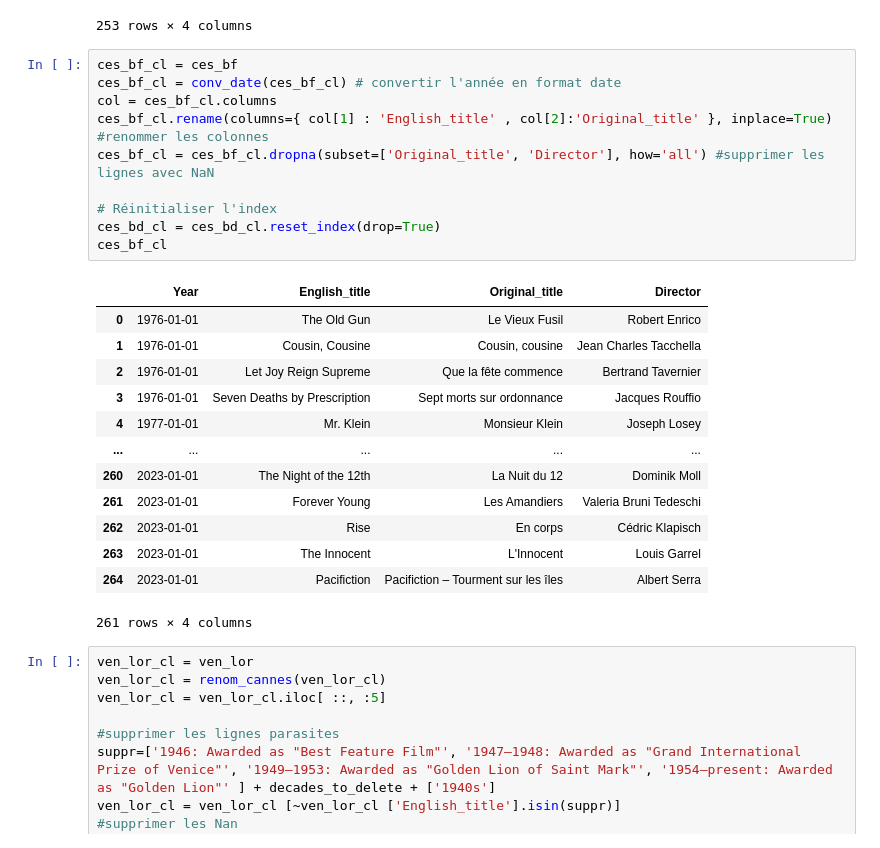
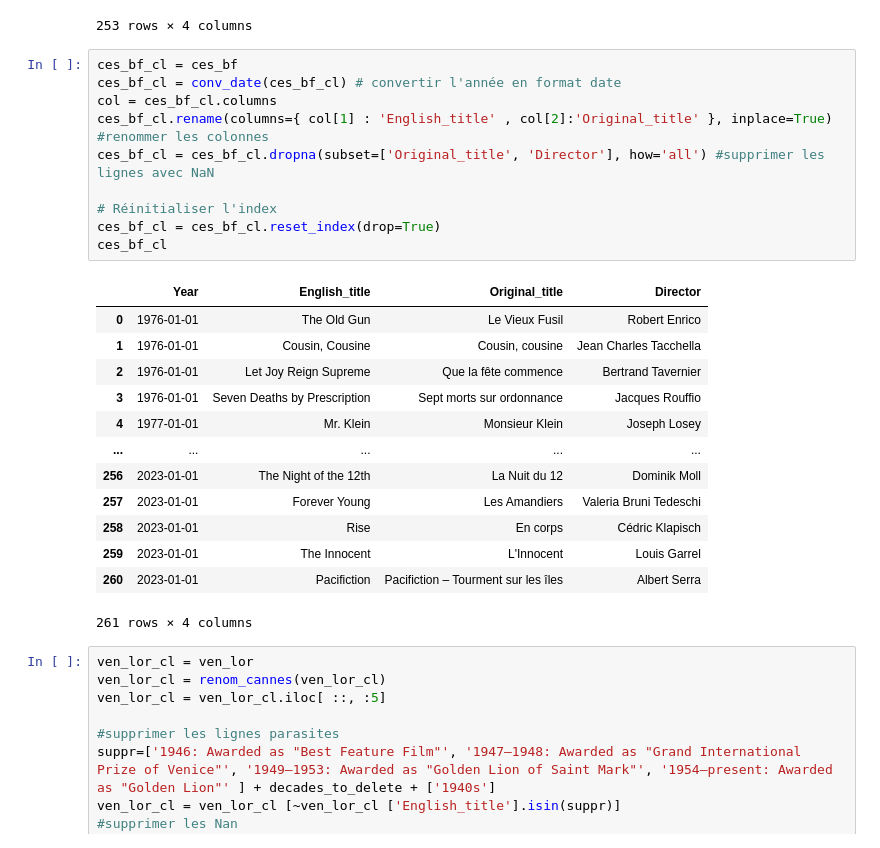
Before and after one commit to itsreivilo/movies, a Jupyter notebook: cleaning_data/cleaning_awards.ipynb, the cells around one changed output. Cells and saved outputs as stored; diff of their text form.

```diff
--- a/cleaning_data/cleaning_awards.ipynb
+++ b/cleaning_data/cleaning_awards.ipynb
@@ -386,26 +376,26 @@ ces_bd_cl
 # %%
 ces_bf_cl = ces_bf
 ces_bf_cl = conv_date(ces_bf_cl) # convertir l'année en format date
 col = ces_bf_cl.columns
 ces_bf_cl.rename(columns={ col[1] : 'English_title' , col[2]:'Original_title' }, inplace=True) #renommer les colonnes
 ces_bf_cl = ces_bf_cl.dropna(subset=['Original_title', 'Director'], how='all') #supprimer les lignes avec NaN
 
 # Réinitialiser l'index
-ces_bd_cl = ces_bd_cl.reset_index(drop=True)
+ces_bf_cl = ces_bf_cl.reset_index(drop=True)
 ces_bf_cl
 # %% [output]
 |  | Year | English_title | Original_title | Director |
 | 0 | 1976-01-01 | The Old Gun | Le Vieux Fusil | Robert Enrico |
 | 1 | 1976-01-01 | Cousin, Cousine | Cousin, cousine | Jean Charles Tacchella |
 | 2 | 1976-01-01 | Let Joy Reign Supreme | Que la fête commence | Bertrand Tavernier |
 | 3 | 1976-01-01 | Seven Deaths by Prescription | Sept morts sur ordonnance | Jacques Rouffio |
 | 4 | 1977-01-01 | Mr. Klein | Monsieur Klein | Joseph Losey |
 | ... | ... | ... | ... | ... |
-| 260 | 2023-01-01 | The Night of the 12th | La Nuit du 12 | Dominik Moll |
-| 261 | 2023-01-01 | Forever Young | Les Amandiers | Valeria Bruni Tedeschi |
-| 262 | 2023-01-01 | Rise | En corps | Cédric Klapisch |
-| 263 | 2023-01-01 | The Innocent | L'Innocent | Louis Garrel |
-| 264 | 2023-01-01 | Pacifiction | Pacifiction – Tourment sur les îles | Albert Serra |
+| 256 | 2023-01-01 | The Night of the 12th | La Nuit du 12 | Dominik Moll |
+| 257 | 2023-01-01 | Forever Young | Les Amandiers | Valeria Bruni Tedeschi |
+| 258 | 2023-01-01 | Rise | En corps | Cédric Klapisch |
+| 259 | 2023-01-01 | The Innocent | L'Innocent | Louis Garrel |
+| 260 | 2023-01-01 | Pacifiction | Pacifiction – Tourment sur les îles | Albert Serra |
 261 rows × 4 columns
 # %%
 ven_lor_cl = ven_lor
```
Also changed, not shown: parts of 7 cells of this notebook.
